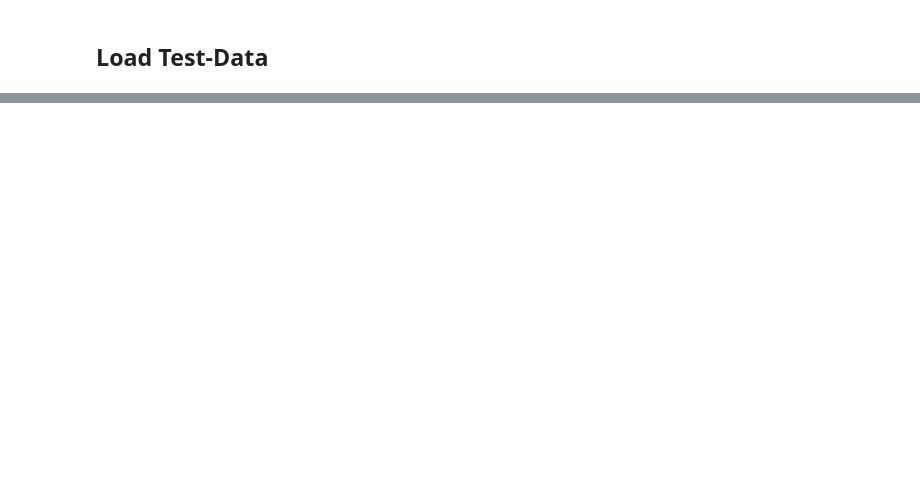
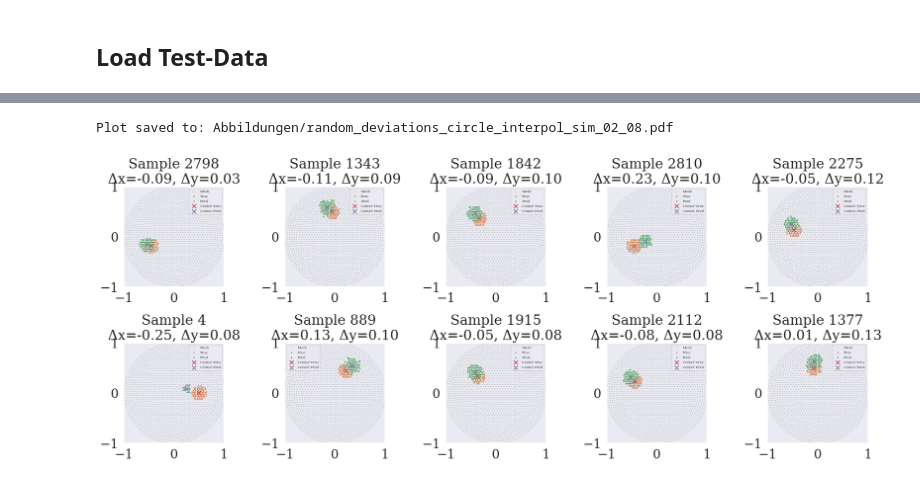
Before and after one commit to Peer076/Master-Thesis-EIT, a Jupyter notebook: LSTM_Training_sim.ipynb, the cells around one changed output, grey strips where cells are left out. Drawn from its saved outputs; the diff is of its cells as text; code cells hidden in the pictures; blank space fills up the shorter version.

```diff
--- a/LSTM_Training_sim.ipynb
+++ b/LSTM_Training_sim.ipynb
@@ -265,7 +199,7 @@ def plot_random_deviations(mesh_obj, true_perms, predicted_perms, num_samples=10
 # %% [markdown]
 ## Load Test-Data
 # %%
-voltage_test_sim, gamma_test_sim , _ = load_sim_data("data43")  #todo: adjust test data
+voltage_test_sim, gamma_test_sim , _ = load_sim_data("data53")  #todo: adjust test data
 
 voltage_test_normalized = (voltage_test_sim - np.mean(voltage_test_sim, axis=0)) / np.std(voltage_test_sim, axis=0)
 
@@ -344,5 +223,0 @@ plot_random_recon_examples(mesh_obj, gamma_true_test, gamma_pred_test)
-# %%
-voltage_test_sim, gamma_test_sim , _ = load_sim_data("data43")
-voltage_test_normalized = (voltage_test_sim - np.mean(voltage_test_sim, axis=0)) / np.std(voltage_test_sim, axis=0)
-voltage_test = voltage_test_normalized.reshape(-1, 32, 32, 1)
-gamma_true_test = gamma_test_sim.reshape(-1, 2840, 1)
@@ -354,3 +223,0 @@ voltage_test_seq.shape
-# %%
-pred_latent = lstm_mapper.predict(voltage_test_seq)
-gamma_pred_test = vae.decoder.predict(pred_latent).reshape(-1, 2840)
@@ -619,9 +224,8 @@ Merged PDF saved as: Abbildungen/combined_sim_few_unbalanced_deviations.pdf
 # %%
 #FE - Finite Elemente (Elemente)
-# %%
-# Einmalige Definition von Pfad und Basisnamen
-fpath = 'Abbildungen/'
-base_fname = 'sim_few_unbalanced_interpol_reconstruct'
-
-# Führe komplette Analyse aus
-run_deviation_analysis(gamma_true, gamma_pred_test, mesh_obj, fpath, base_fname)
+# %%
+plot_random_deviations(mesh_obj, gamma_true_test, gamma_pred_test, num_samples=10, threshold=0.5, save=True, fpath='Abbildungen/',
+                      fname='random_deviations_circle_interpol_sim_02_08.pdf')
+# %% [output]
+Plot saved to: Abbildungen/random_deviations_circle_interpol_sim_02_08.pdf
+[figure, added]
```
Also changed, not shown: parts of 20 cells of this notebook, 10 other files.
